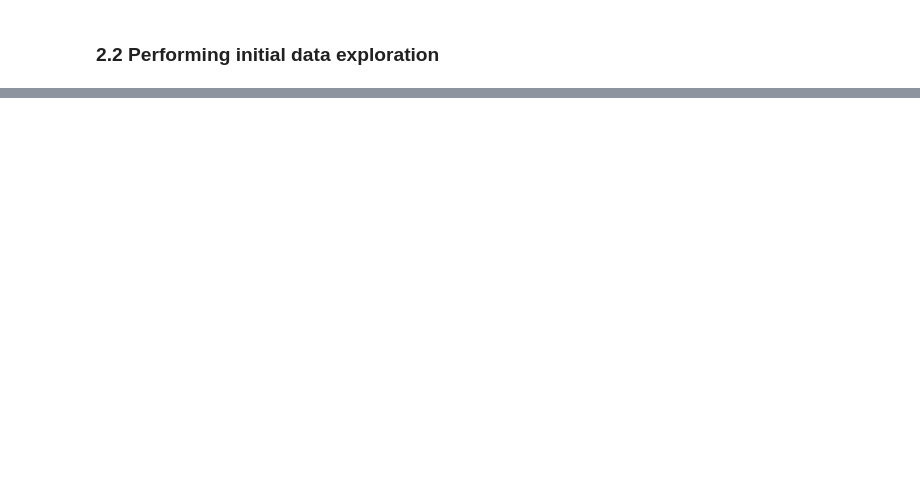
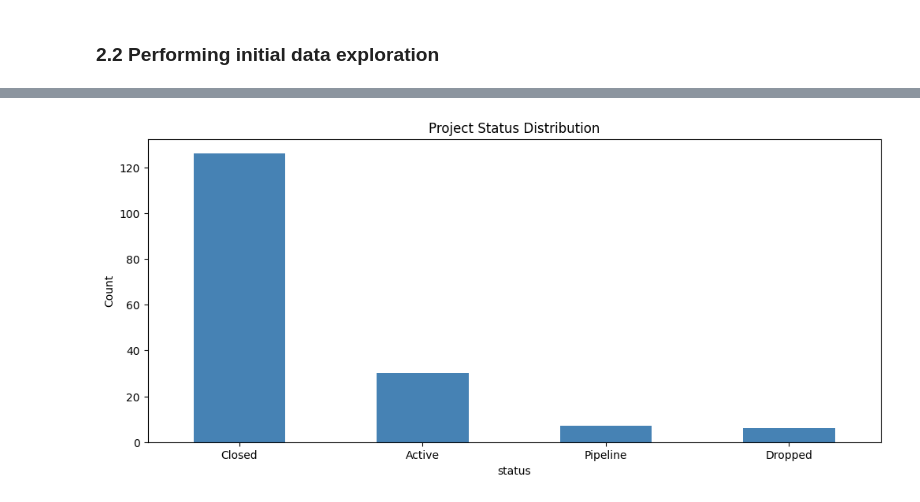
Before and after one commit to PRIMETECH-DESIGNS-LTD/zambia-vision2030-etd-unza25-csc4792_group_1, a Jupyter notebook: notebooks/etd_classifier.ipynb, the cells around one changed output, grey strips where cells are left out. Drawn from its saved outputs; the diff is of its cells as text; code cells hidden in the pictures; blank space fills up the shorter version.

```diff
--- a/notebooks/etd_classifier.ipynb
+++ b/notebooks/etd_classifier.ipynb
@@ -160,12 +165,12 @@ else:
 
 # Clean numeric columns
 df_wb['total_commitment_usd'] = pd.to_numeric(
-    df_wb['curr_total_commitment'].astype(str).str.replace(',', ''),
+    df_wb['total_commitment_usd'].astype(str).str.replace(',', ''),
     errors='coerce'
 )
 
 # Parse dates
-df_wb['approval_date'] = pd.to_datetime(df_wb['boardapprovaldate'], errors='coerce')
+df_wb['approval_date'] = pd.to_datetime(df_wb['approval_date'], errors='coerce')
 df_wb['approval_year'] = df_wb['approval_date'].dt.year
 
 # Clean Vision 2030 data
@@ -197,10 +252,12 @@ print(df_wb[['total_commitment_usd', 'approval_year']].describe())
 # %%
-plt.figure(figsize=(8, 5))
+plt.figure(figsize=(12, 5))
 df_wb['status'].value_counts().plot(kind='bar', color='steelblue')
 plt.title('Project Status Distribution')
 plt.ylabel('Count')
 plt.xticks(rotation=0)
 plt.show()
+# %% [output]
+[figure, added]
 # %%
 funding_by_year = df_wb.groupby('approval_year')['total_commitment_usd'].sum()
 plt.figure(figsize=(12, 6))
```
Also changed, not shown: parts of 7 cells of this notebook.
